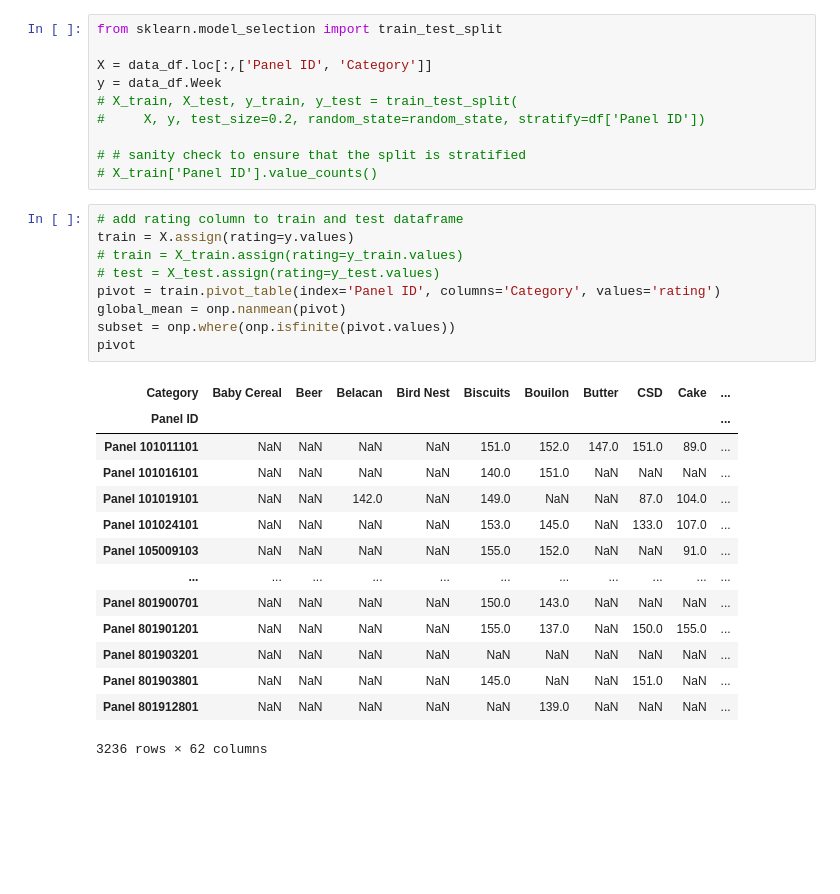
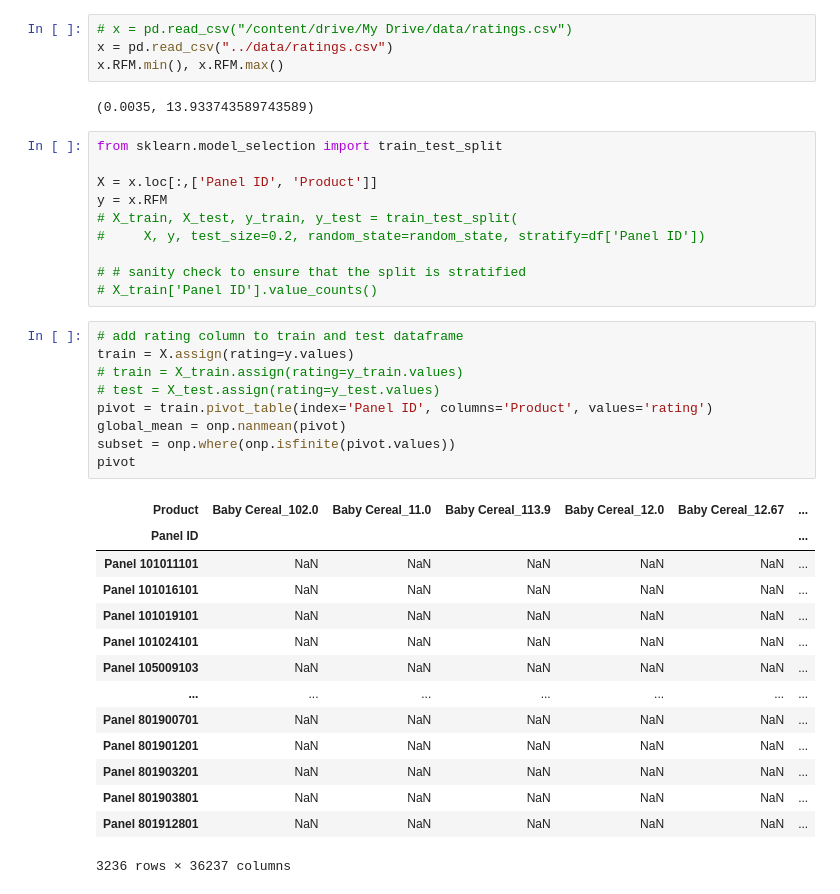
Before and after one commit to CornCobs/DSA3101project, a Jupyter notebook: resources/recommendation_systems.ipynb, the cells around one changed output. Cells and saved outputs as stored; diff of their text form; blank space fills up the shorter version.

```diff
--- a/resources/recommendation_systems.ipynb
+++ b/resources/recommendation_systems.ipynb
@@ -82,8 +75,14 @@ Name: Panel ID, Length: 3236, dtype: int64
+# %%
+# x = pd.read_csv("/content/drive/My Drive/data/ratings.csv")
+x = pd.read_csv("../data/ratings.csv")
+x.RFM.min(), x.RFM.max()
+# %% [output]
+(0.0035, 13.933743589743589)
 # %%
 from sklearn.model_selection import train_test_split
 
-X = data_df.loc[:,['Panel ID', 'Category']]
-y = data_df.Week
+X = x.loc[:,['Panel ID', 'Product']]
+y = x.RFM
 # X_train, X_test, y_train, y_test = train_test_split(
 #     X, y, test_size=0.2, random_state=random_state, stratify=df['Panel ID'])
 
@@ -92,24 +91,24 @@ y = data_df.Week
 # %%
 # add rating column to train and test dataframe
 train = X.assign(rating=y.values)
 # train = X_train.assign(rating=y_train.values)
 # test = X_test.assign(rating=y_test.values)
-pivot = train.pivot_table(index='Panel ID', columns='Category', values='rating')
+pivot = train.pivot_table(index='Panel ID', columns='Product', values='rating')
 global_mean = onp.nanmean(pivot)
 subset = onp.where(onp.isfinite(pivot.values))
 pivot
 # %% [output]
-| Category | Baby Cereal | Beer | Belacan | Bird Nest | Biscuits | Bouilon | Butter | CSD | Cake | ... |
-| Panel ID |  |  |  |  |  |  |  |  |  | ... |
-| Panel 101011101 | NaN | NaN | NaN | NaN | 151.0 | 152.0 | 147.0 | 151.0 | 89.0 | ... |
-| Panel 101016101 | NaN | NaN | NaN | NaN | 140.0 | 151.0 | NaN | NaN | NaN | ... |
-| Panel 101019101 | NaN | NaN | 142.0 | NaN | 149.0 | NaN | NaN | 87.0 | 104.0 | ... |
-| Panel 101024101 | NaN | NaN | NaN | NaN | 153.0 | 145.0 | NaN | 133.0 | 107.0 | ... |
-| Panel 105009103 | NaN | NaN | NaN | NaN | 155.0 | 152.0 | NaN | NaN | 91.0 | ... |
-| ... | ... | ... | ... | ... | ... | ... | ... | ... | ... | ... |
-| Panel 801900701 | NaN | NaN | NaN | NaN | 150.0 | 143.0 | NaN | NaN | NaN | ... |
-| Panel 801901201 | NaN | NaN | NaN | NaN | 155.0 | 137.0 | NaN | 150.0 | 155.0 | ... |
-| Panel 801903201 | NaN | NaN | NaN | NaN | NaN | NaN | NaN | NaN | NaN | ... |
-| Panel 801903801 | NaN | NaN | NaN | NaN | 145.0 | NaN | NaN | 151.0 | NaN | ... |
-| Panel 801912801 | NaN | NaN | NaN | NaN | NaN | 139.0 | NaN | NaN | NaN | ... |
+| Product | Baby Cereal_102.0 | Baby Cereal_11.0 | Baby Cereal_113.9 | Baby Cereal_12.0 | Baby Cereal_12.67 | ... |
+| Panel ID |  |  |  |  |  | ... |
+| Panel 101011101 | NaN | NaN | NaN | NaN | NaN | ... |
+| Panel 101016101 | NaN | NaN | NaN | NaN | NaN | ... |
+| Panel 101019101 | NaN | NaN | NaN | NaN | NaN | ... |
+| Panel 101024101 | NaN | NaN | NaN | NaN | NaN | ... |
+| Panel 105009103 | NaN | NaN | NaN | NaN | NaN | ... |
+| ... | ... | ... | ... | ... | ... | ... |
+| Panel 801900701 | NaN | NaN | NaN | NaN | NaN | ... |
+| Panel 801901201 | NaN | NaN | NaN | NaN | NaN | ... |
+| Panel 801903201 | NaN | NaN | NaN | NaN | NaN | ... |
+| Panel 801903801 | NaN | NaN | NaN | NaN | NaN | ... |
+| Panel 801912801 | NaN | NaN | NaN | NaN | NaN | ... |
-3236 rows × 62 columns
+3236 rows × 36237 columns
```
Also changed, not shown: parts of 16 cells of this notebook, 1 other file.
